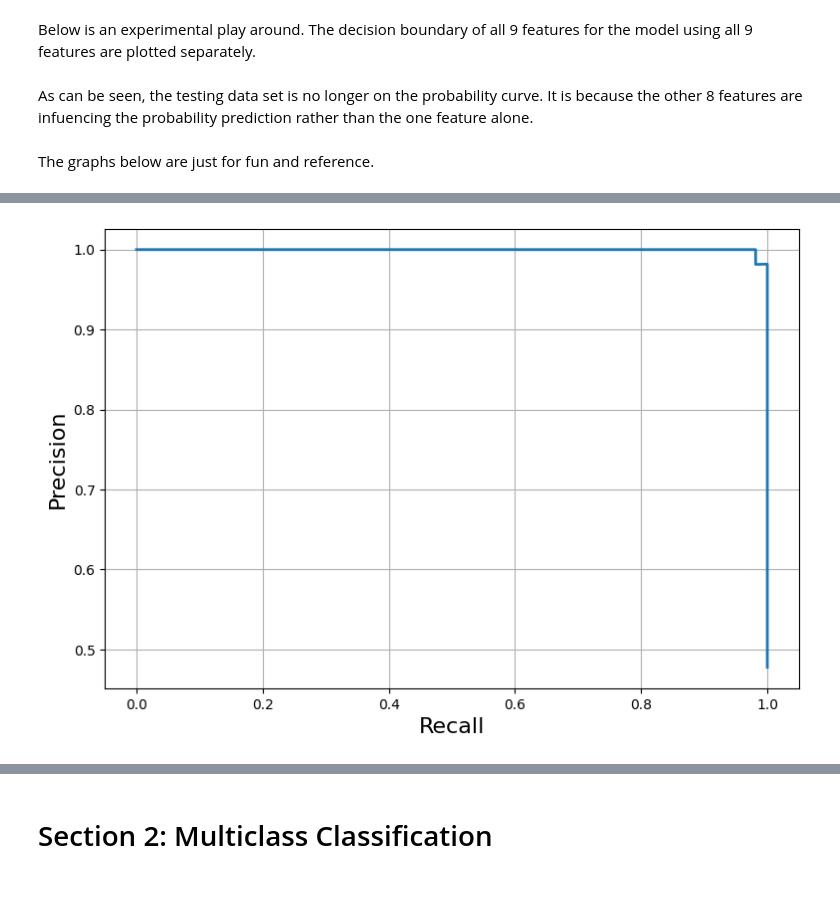
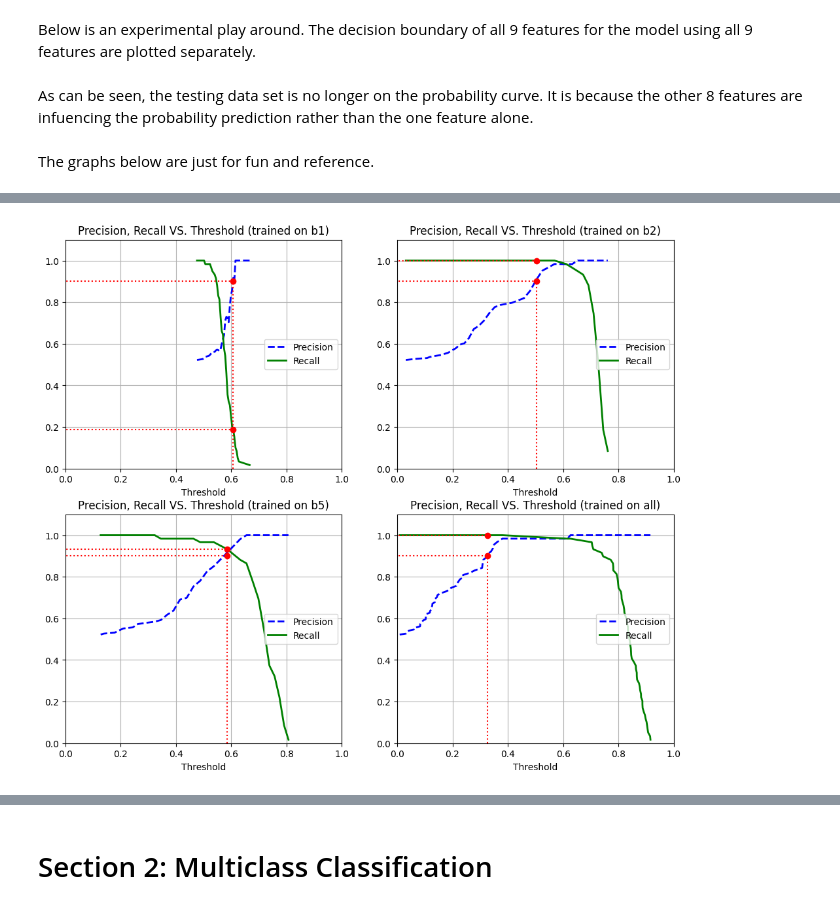
Before and after one commit to julietgrantham/CITS5508, a Jupyter notebook: Assignment 1/assignment1.ipynb, the cells around one changed output, grey strips where cells are left out. Cells and saved outputs as stored; diff of their text form; code cells hidden in the pictures.

```diff
--- a/Assignment 1/assignment1.ipynb
+++ b/Assignment 1/assignment1.ipynb
@@ -908,16 +940,23 @@ plt.show()
-# %%
-def plot_precision_vs_recall(precisions, recalls):
-    plt.plot(recalls, precisions, linewidth=2)
-    plt.xlabel("Recall", fontsize=16)
-    plt.ylabel("Precision", fontsize=16)
-    # plt.axis([0, 1, 0, 1])
-    plt.grid(True)
-
-fig = plt.figure(figsize=(9,6))
-
-plot_precision_vs_recall(precisions_log, recalls_log)
-
-
-plt.show()
-# %% [output]
-[figure, removed]
+# %%
+plt.figure(figsize=(12, 10))
+
+plt.subplot(2,2,1)
+plt.title('Precision, Recall VS. Threshold (trained on b1)')
+plot_precision_recall_vs_threshold(precisions_log_b1, recalls_log_b1, thresholds_log_b1)
+
+plt.subplot(2,2,2)
+plt.title('Precision, Recall VS. Threshold (trained on b2)')
+plot_precision_recall_vs_threshold(precisions_log_b2, recalls_log_b2, thresholds_log_b2)
+
+plt.subplot(2,2,3)
+plt.title('Precision, Recall VS. Threshold (trained on b5)')
+plot_precision_recall_vs_threshold(precisions_log_b5, recalls_log_b5, thresholds_log_b5)
+
+plt.subplot(2,2,4)
+plt.title('Precision, Recall VS. Threshold (trained on all)')
+plot_precision_recall_vs_threshold(precisions_log, recalls_log, thresholds_log)
+
+
+plt.show()
+# %% [output]
+[figure, added]
```
Also changed, not shown: parts of 102 cells of this notebook, 1 other file.
